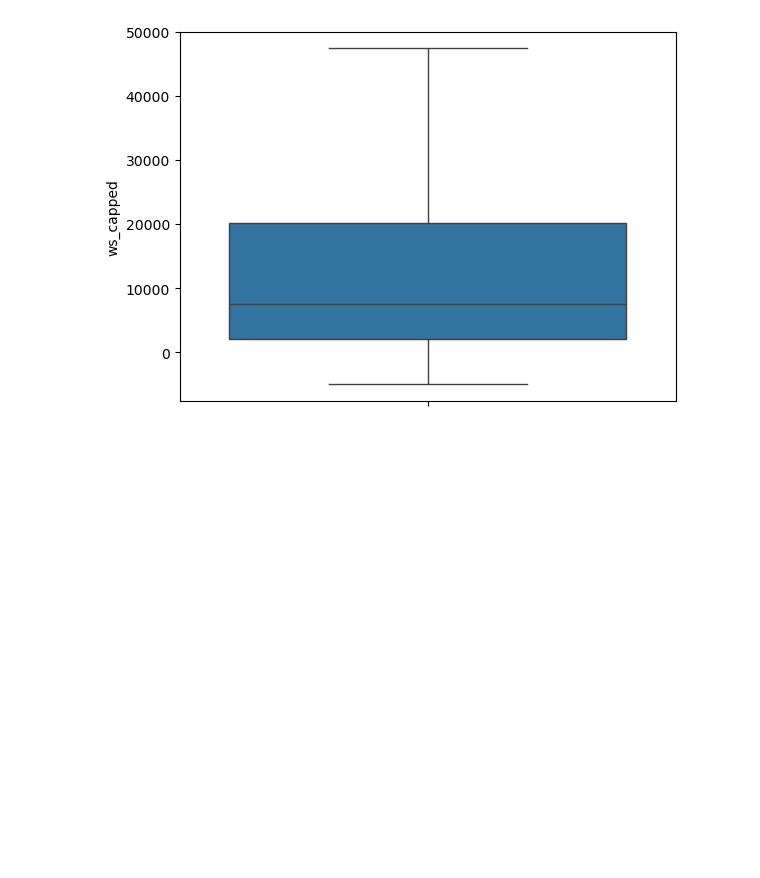
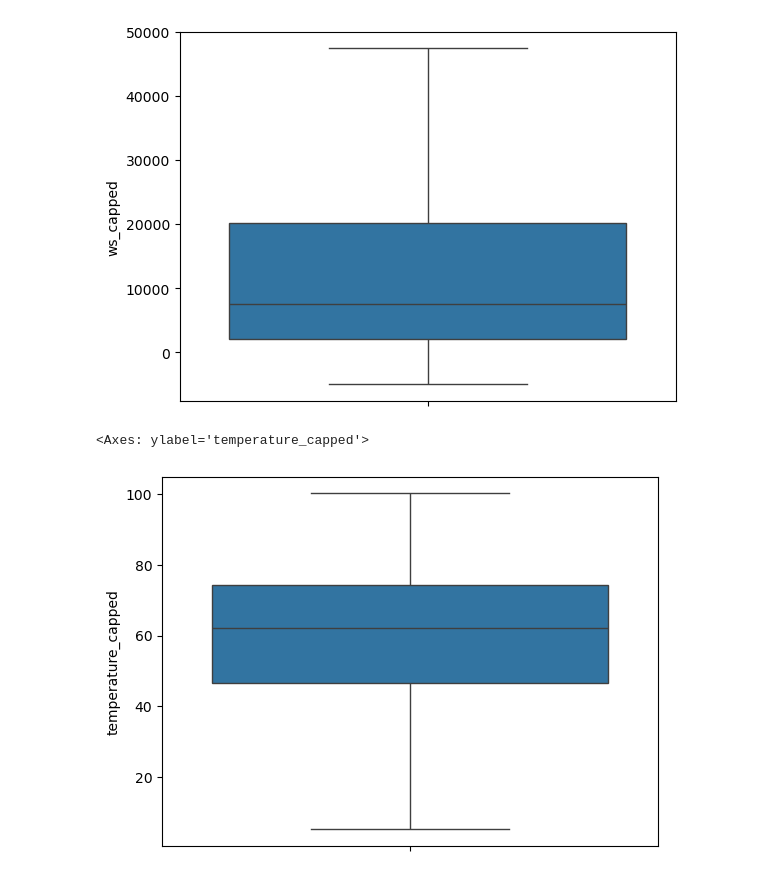
Before and after one commit to nihaar06/EDA, a Jupyter notebook: EDA_assignment.ipynb, the cells around one changed output. Cells and saved outputs as stored; diff of their text form; code cells hidden in the pictures; blank space fills up the shorter version.

```diff
--- a/EDA_assignment.ipynb
+++ b/EDA_assignment.ipynb
@@ -263,5 +263,12 @@ sns.boxplot(df['ws_capped'])
 # %%
 q1=df['Temperature'].quantile(0.25)
 q3=df['Temperature'].quantile(0.75)
 iqr=q3-q1
-lb=
+lb=q1-1.5*iqr
+ub=q3+1.5*iqr
+ol=df[(df['Temperature']<lb) | (df['Temperature']>ub)]
+df['temperature_capped']=df['Temperature'].clip(lb,ub)
+sns.boxplot(df['temperature_capped'])
+# %% [output]
+<Axes: ylabel='temperature_capped'>
+[figure, added]
```
Also changed, not shown: 4 other files.
